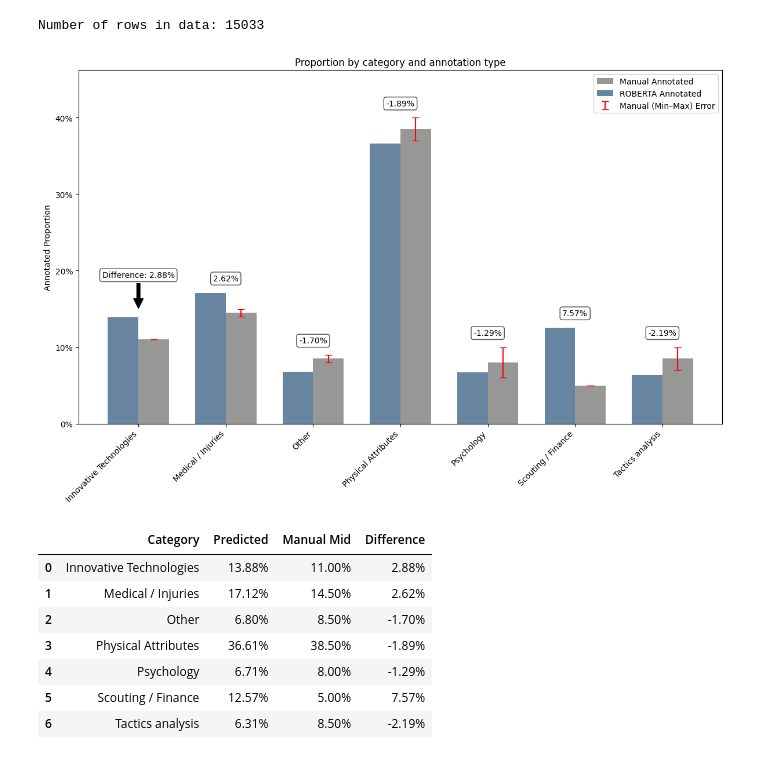
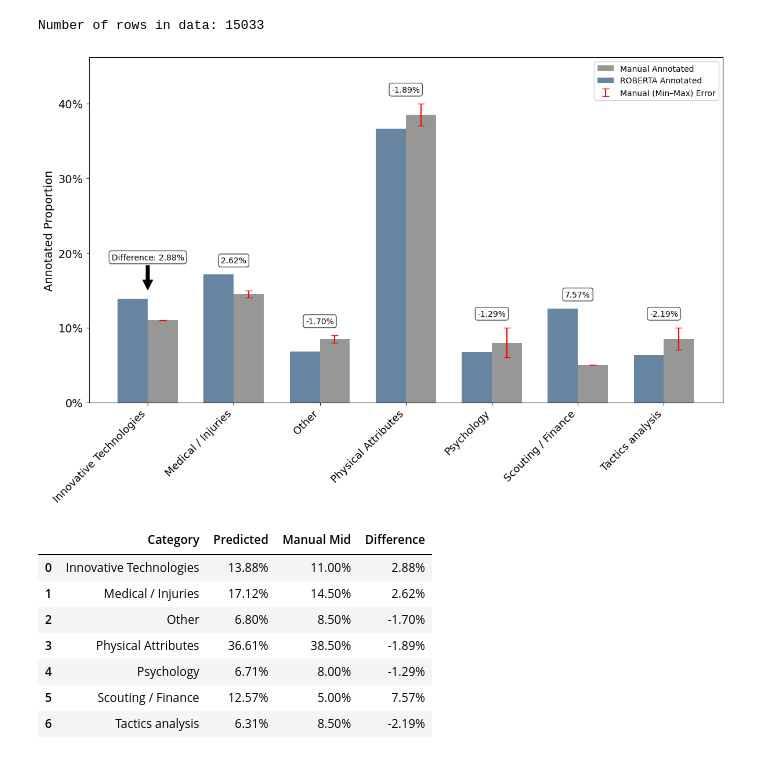
Before and after one commit to franekl/soccer-research-evolution, a Jupyter notebook: albert/KAPPA_score.ipynb, the cells around one changed output. Cells and saved outputs as stored; diff of their text form; code cells hidden in the pictures.

Commit message:
cleaned up plots, added horizontal grids etc

```diff
--- a/albert/KAPPA_score.ipynb
+++ b/albert/KAPPA_score.ipynb
@@ -157,44 +157,46 @@ rects2 = ax.bar(x - width/2, pred_vals, width, label='ROBERTA Annotated', color=
 ax.errorbar(x + width/2, manual_mid_vals, yerr=errors, fmt='none',
             ecolor='red', capsize=4, label='Manual (Min–Max) Error')
 
-ax.set_ylabel('Annotated Proportion')
+ax.set_ylabel('Annotated Proportion', fontsize=14)
 formatter = mticker.FuncFormatter(lambda y, _: f'{y * 100:.0f}%')
 ax.yaxis.set_major_formatter(formatter)
-ax.set_title('Proportion by category and annotation type')
+# ax.set_title('Proportion by category and annotation type')
 ax.set_xticks(x)
 ax.set_xticklabels(all_cats, rotation=45, ha='right')
+plt.xticks(fontsize=13, rotation=45)
+plt.yticks(fontsize=14)
 ax.legend()
 ax.set_ylim(0, ax.get_ylim()[1] * 1.1)
 
 for i, diff in enumerate(differences):
     diff_percent = diff * 100
     if i == 0:
         ax.annotate(
             f'Difference: {diff_percent:.2f}%',
             xy=(x[i], max(pred_vals[i], manual_max_vals[i]) + 0.01),
             xytext=(x[i], max(pred_vals[i], manual_max_vals[i]) + 0.05),
             arrowprops=dict(facecolor='black', shrink=0.05),
             ha='center',
             va='bottom',
             bbox=dict(boxstyle='round,pad=0.3', edgecolor='black', facecolor='white', alpha=0.7)
         )
     else:
         ax.annotate(
             f'{diff_percent:.2f}%',
             xy=(x[i], max(pred_vals[i], manual_max_vals[i]) + 0.01),
             xytext=(0, 3),  # 3 points vertical offset
             textcoords='offset points',
             ha='center',
             va='bottom',
             bbox=dict(boxstyle='round,pad=0.3', edgecolor='black', facecolor='white', alpha=0.7)
         )
 
 fig.tight_layout()
 plt.tight_layout()
 plt.savefig(f"kappa.jpg", dpi=400)
 plt.show()
 # %% [output]
-[figure, old version]
+[figure, new version]
 # %%
 # Create a table using pandas
 data = {
```
Also changed, not shown: 12 other files.
